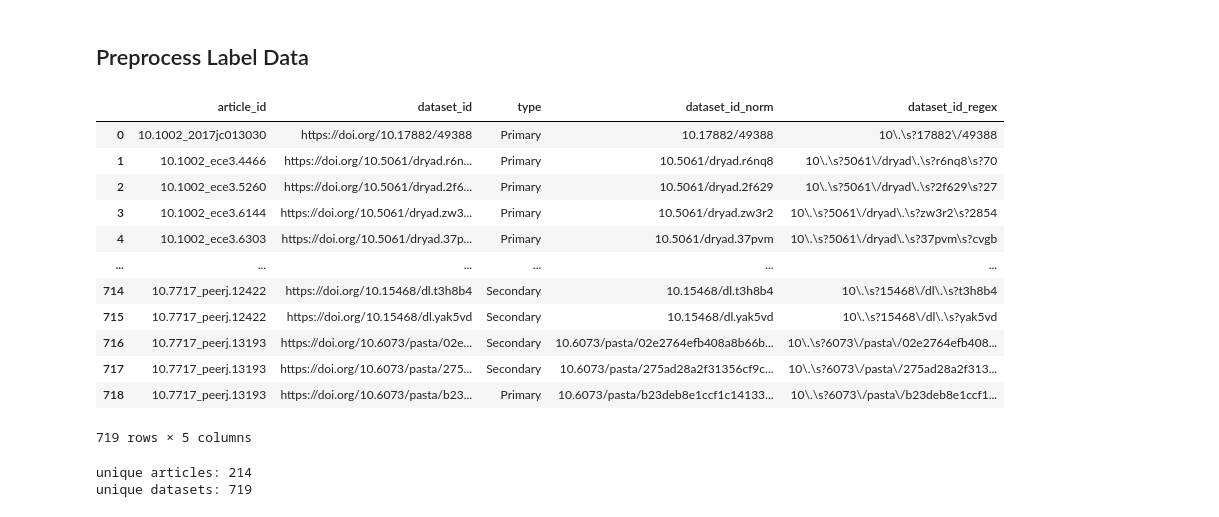
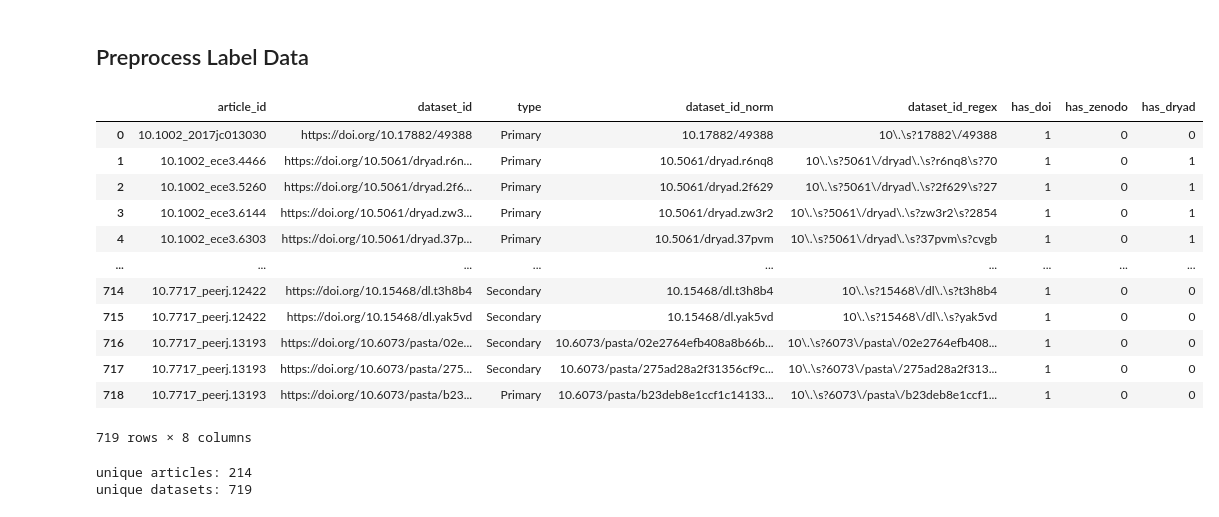
Before and after one commit to JimGile/make-data-count-classifier, a Jupyter notebook: make-data-count-classifier.ipynb, the cells around one changed output. Cells and saved outputs as stored; diff of their text form; code cells hidden in the pictures.

```diff
--- a/make-data-count-classifier.ipynb
+++ b/make-data-count-classifier.ipynb
@@ -114,28 +114,32 @@ def get_dataset_id_regex(id: str) -> str:
 # %%
 # Drop 'Missing' type from train_labels_df
 train_labels_df = train_labels_df[train_labels_df['type'] != 'Missing'].reset_index(drop=True)
 
 # Normalize dataset IDs in train_labels_df
 train_labels_df['dataset_id_norm'] = train_labels_df['dataset_id'].apply(normalze_dataset_id)
 
 # Normalize dataset IDs in train_labels_df
 train_labels_df['dataset_id_regex'] = train_labels_df['dataset_id'].apply(get_dataset_id_regex)
 
+train_labels_df['has_doi'] = train_labels_df['dataset_id'].str.contains('doi.org', na=False).astype(int)
+train_labels_df['has_zenodo'] = train_labels_df['dataset_id'].str.contains('zenodo', na=False).astype(int)
+train_labels_df['has_dryad'] = train_labels_df['dataset_id'].str.contains('dryad', na=False).astype(int)
+
 train_labels_df
 # %% [output]
-|  | article_id | dataset_id | type | dataset_id_norm | dataset_id_regex |
-| 0 | 10.1002_2017jc013030 | https://doi.org/10.17882/49388 | Primary | 10.17882/49388 | 10\.\s?17882\/49388 |
-| 1 | 10.1002_ece3.4466 | https://doi.org/10.5061/dryad.r6n... | Primary | 10.5061/dryad.r6nq8 | 10\.\s?5061\/dryad\.\s?r6nq8\s?70 |
-| 2 | 10.1002_ece3.5260 | https://doi.org/10.5061/dryad.2f6... | Primary | 10.5061/dryad.2f629 | 10\.\s?5061\/dryad\.\s?2f629\s?27 |
-| 3 | 10.1002_ece3.6144 | https://doi.org/10.5061/dryad.zw3... | Primary | 10.5061/dryad.zw3r2 | 10\.\s?5061\/dryad\.\s?zw3r2\s?2854 |
-| 4 | 10.1002_ece3.6303 | https://doi.org/10.5061/dryad.37p... | Primary | 10.5061/dryad.37pvm | 10\.\s?5061\/dryad\.\s?37pvm\s?cvgb |
-| ... | ... | ... | ... | ... | ... |
-| 714 | 10.7717_peerj.12422 | https://doi.org/10.15468/dl.t3h8b4 | Secondary | 10.15468/dl.t3h8b4 | 10\.\s?15468\/dl\.\s?t3h8b4 |
-| 715 | 10.7717_peerj.12422 | https://doi.org/10.15468/dl.yak5vd | Secondary | 10.15468/dl.yak5vd | 10\.\s?15468\/dl\.\s?yak5vd |
-| 716 | 10.7717_peerj.13193 | https://doi.org/10.6073/pasta/02e... | Secondary | 10.6073/pasta/02e2764efb408a8b66b... | 10\.\s?6073\/pasta\/02e2764efb408... |
-| 717 | 10.7717_peerj.13193 | https://doi.org/10.6073/pasta/275... | Secondary | 10.6073/pasta/275ad28a2f31356cf9c... | 10\.\s?6073\/pasta\/275ad28a2f313... |
-| 718 | 10.7717_peerj.13193 | https://doi.org/10.6073/pasta/b23... | Primary | 10.6073/pasta/b23deb8e1ccf1c14133... | 10\.\s?6073\/pasta\/b23deb8e1ccf1... |
+|  | article_id | dataset_id | type | dataset_id_norm | dataset_id_regex | has_doi | has_zenodo | has_dryad |
+| 0 | 10.1002_2017jc013030 | https://doi.org/10.17882/49388 | Primary | 10.17882/49388 | 10\.\s?17882\/49388 | 1 | 0 | 0 |
+| 1 | 10.1002_ece3.4466 | https://doi.org/10.5061/dryad.r6n... | Primary | 10.5061/dryad.r6nq8 | 10\.\s?5061\/dryad\.\s?r6nq8\s?70 | 1 | 0 | 1 |
+| 2 | 10.1002_ece3.5260 | https://doi.org/10.5061/dryad.2f6... | Primary | 10.5061/dryad.2f629 | 10\.\s?5061\/dryad\.\s?2f629\s?27 | 1 | 0 | 1 |
+| 3 | 10.1002_ece3.6144 | https://doi.org/10.5061/dryad.zw3... | Primary | 10.5061/dryad.zw3r2 | 10\.\s?5061\/dryad\.\s?zw3r2\s?2854 | 1 | 0 | 1 |
+| 4 | 10.1002_ece3.6303 | https://doi.org/10.5061/dryad.37p... | Primary | 10.5061/dryad.37pvm | 10\.\s?5061\/dryad\.\s?37pvm\s?cvgb | 1 | 0 | 1 |
+| ... | ... | ... | ... | ... | ... | ... | ... | ... |
+| 714 | 10.7717_peerj.12422 | https://doi.org/10.15468/dl.t3h8b4 | Secondary | 10.15468/dl.t3h8b4 | 10\.\s?15468\/dl\.\s?t3h8b4 | 1 | 0 | 0 |
+| 715 | 10.7717_peerj.12422 | https://doi.org/10.15468/dl.yak5vd | Secondary | 10.15468/dl.yak5vd | 10\.\s?15468\/dl\.\s?yak5vd | 1 | 0 | 0 |
+| 716 | 10.7717_peerj.13193 | https://doi.org/10.6073/pasta/02e... | Secondary | 10.6073/pasta/02e2764efb408a8b66b... | 10\.\s?6073\/pasta\/02e2764efb408... | 1 | 0 | 0 |
+| 717 | 10.7717_peerj.13193 | https://doi.org/10.6073/pasta/275... | Secondary | 10.6073/pasta/275ad28a2f31356cf9c... | 10\.\s?6073\/pasta\/275ad28a2f313... | 1 | 0 | 0 |
+| 718 | 10.7717_peerj.13193 | https://doi.org/10.6073/pasta/b23... | Primary | 10.6073/pasta/b23deb8e1ccf1c14133... | 10\.\s?6073\/pasta\/b23deb8e1ccf1... | 1 | 0 | 0 |
-719 rows × 5 columns
+719 rows × 8 columns
 # %%
 # Number of unique articles and datasets
 print(f"unique articles: {train_labels_df['article_id'].nunique()}")
```
Also changed, not shown: parts of 1 cell of this notebook.
